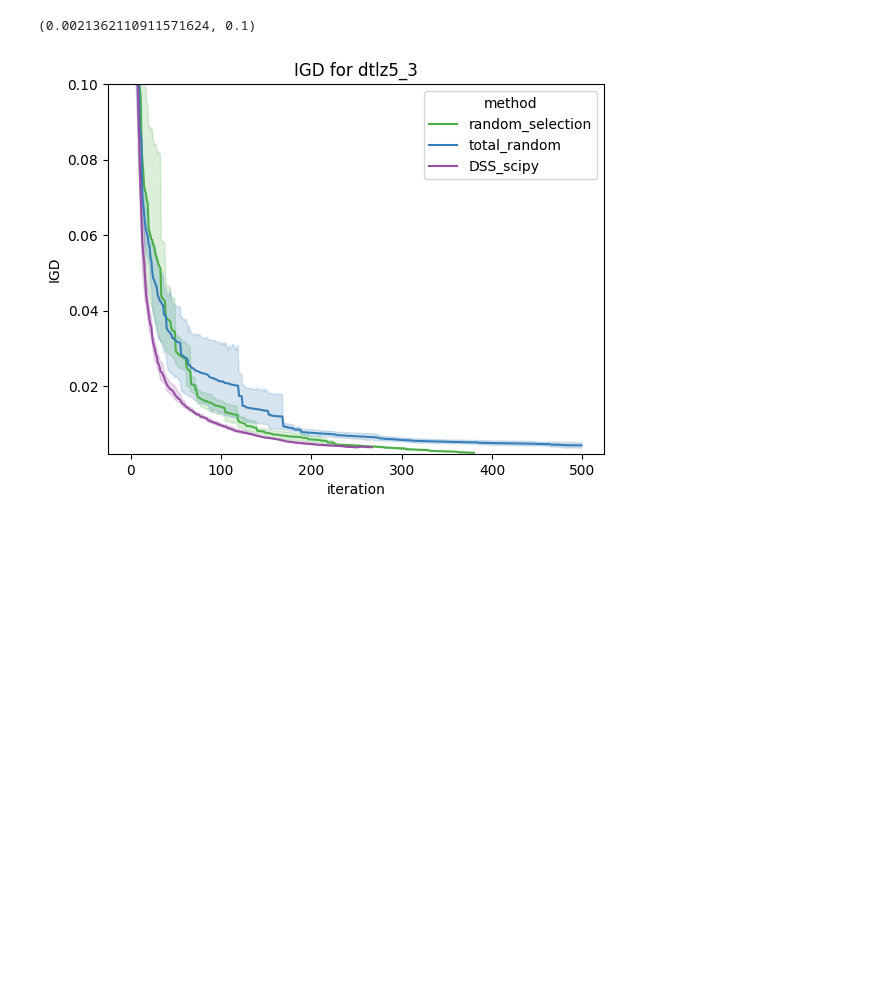
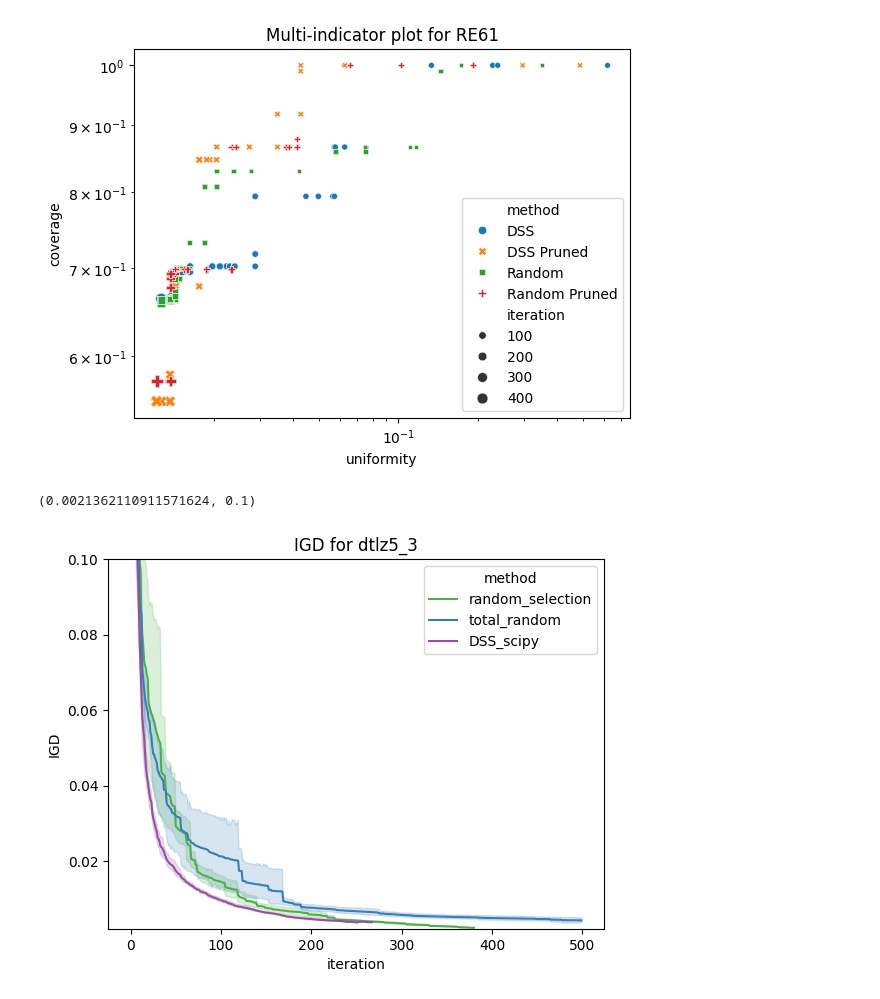
Before and after one commit to light-weaver/iterative-pareto-representer, a Jupyter notebook: notebooks/explore_results.ipynb, the cells around one changed output. Saved outputs shown, nothing was run; the diff lists cells and outputs as text; code cells hidden in the pictures; blank space fills up the shorter version.

```diff
--- a/notebooks/explore_results.ipynb
+++ b/notebooks/explore_results.ipynb
@@ -157,3 +289,19 @@ Text(0.5, 1.0, 'HV indicator for dtlz5_3')
+# %%
+f, ax = plt.subplots()
+ax.set()
+
+sns.scatterplot(
+    data=test.sort_values("method"), y="coverage", x="uniformity", size="iteration", hue="method", style="method", ax=ax
+)
+
+# Set y-axis limits
+# ax.set_ylim(10, 11)
+ax.set_title(f"Multi-indicator plot for {problem}")
+# log scale for y-axis
+ax.set_yscale("log")
+ax.set_xscale("log")
+# %% [output]
+[figure, added]
 # %%
 f, ax = plt.subplots()
 # ax.set(yscale="log", xscale="log")
```
Also changed, not shown: parts of 17 cells of this notebook, 31 other files.
